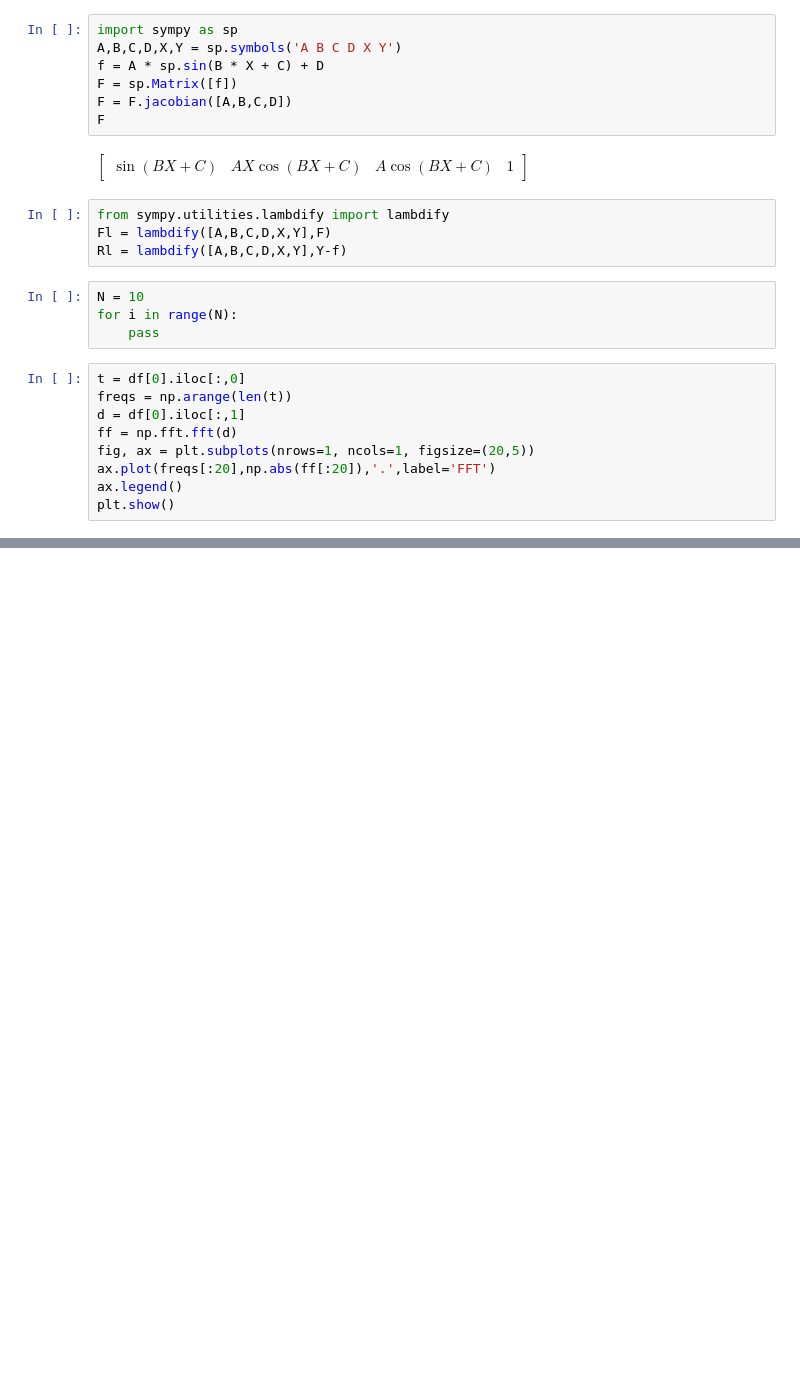
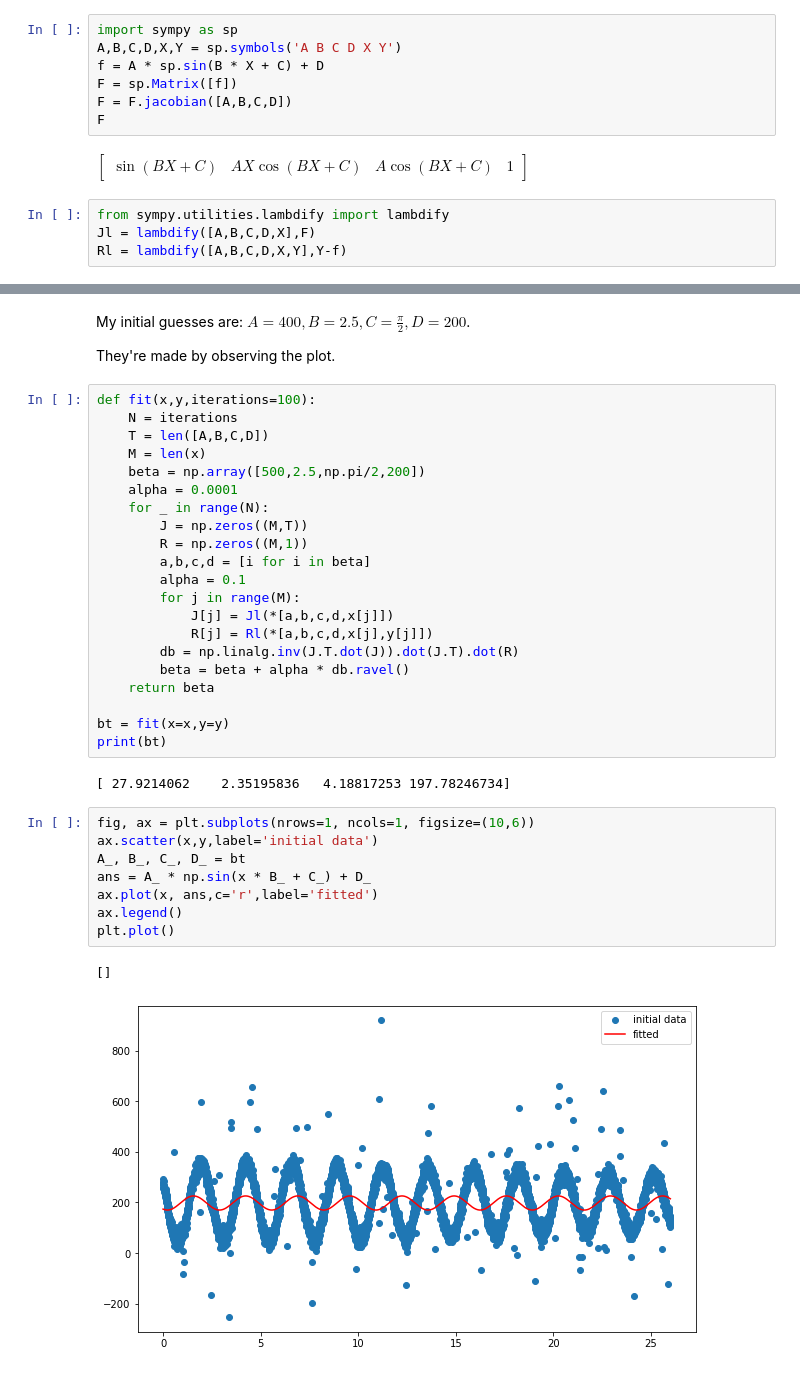
Before and after one commit to deemp/Innopolis, a Jupyter notebook: HA1/HA1.ipynb, the cells around one changed output, grey strips where cells are left out. Drawn from its saved outputs; the diff is of its cells as text; blank space fills up the shorter version.

```diff
--- a/HA1/HA1.ipynb
+++ b/HA1/HA1.ipynb
@@ -46,18 +37,5 @@ F
 $\displaystyle \left[\begin{matrix}\sin{\left(B X + C \right)} & A X \cos{\left(B X + C \right)} & A \cos{\left(B X + C \right)} & 1\end{matrix}\right]$
 # %%
 from sympy.utilities.lambdify import lambdify
-Fl = lambdify([A,B,C,D,X,Y],F)
+Jl = lambdify([A,B,C,D,X],F)
 Rl = lambdify([A,B,C,D,X,Y],Y-f)
-# %%
-N = 10
-for i in range(N):
-    pass
-# %%
-t = df[0].iloc[:,0]
-freqs = np.arange(len(t))
-d = df[0].iloc[:,1]
-ff = np.fft.fft(d)
-fig, ax = plt.subplots(nrows=1, ncols=1, figsize=(20,5))
-ax.plot(freqs[:20],np.abs(ff[:20]),'.',label='FFT')
-ax.legend()
-plt.show()
@@ -115,0 +42,38 @@ plt.show()
+# %% [markdown]
+My initial guesses are: $A = 400, B = 2.5, C = \frac{\pi}{2}, D=200$.
+
+They're made by observing the plot.
+# %%
+def fit(x,y,iterations=100):
+    N = iterations
+    T = len([A,B,C,D])
+    M = len(x)
+    beta = np.array([500,2.5,np.pi/2,200])
+    alpha = 0.0001
+    for _ in range(N):
+        J = np.zeros((M,T))
+        R = np.zeros((M,1))
+        a,b,c,d = [i for i in beta]
+        alpha = 0.1
+        for j in range(M):
+            J[j] = Jl(*[a,b,c,d,x[j]])
+            R[j] = Rl(*[a,b,c,d,x[j],y[j]])
+        db = np.linalg.inv(J.T.dot(J)).dot(J.T).dot(R)
+        beta = beta + alpha * db.ravel()
+    return beta
+
+bt = fit(x=x,y=y)
+print(bt)
+# %% [output]
+[ 27.9214062    2.35195836   4.18817253 197.78246734]
+# %%
+fig, ax = plt.subplots(nrows=1, ncols=1, figsize=(10,6))
+ax.scatter(x,y,label='initial data')
+A_, B_, C_, D_ = bt
+ans = A_ * np.sin(x * B_ + C_) + D_
+ax.plot(x, ans,c='r',label='fitted')
+ax.legend()
+plt.plot()
+# %% [output]
+[]
+[figure, added]
```
Also changed, not shown: parts of 18 cells of this notebook.
